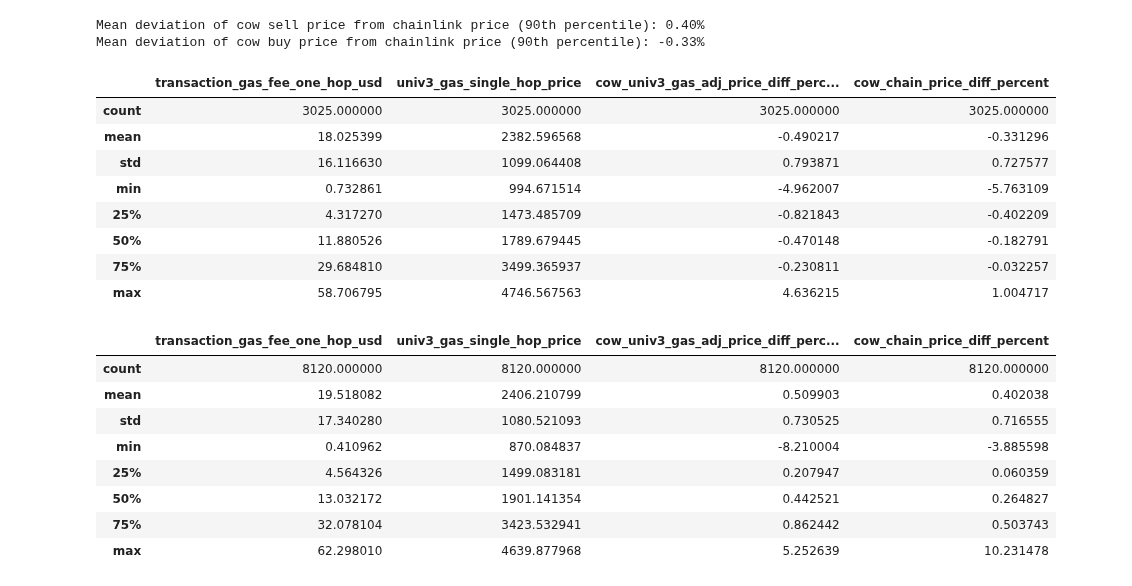
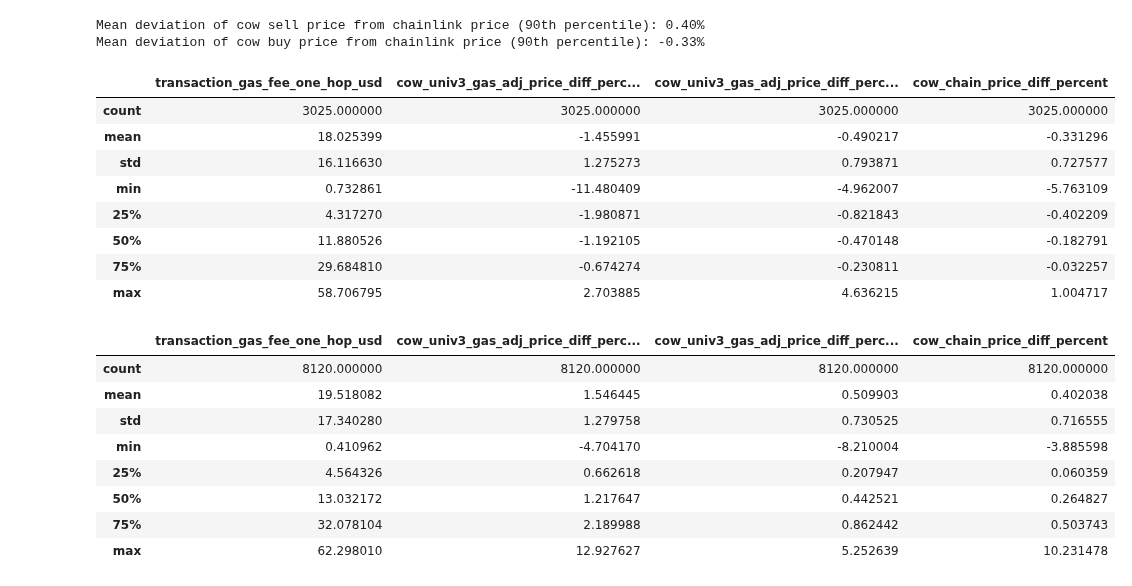
Before and after one commit to mohammed7s/Feedlot, a Jupyter notebook: pipeline/data_analysis.ipynb, the cells around one changed output. Drawn from its saved outputs; the diff is of its cells as text; code cells hidden in the pictures.

```diff
--- a/pipeline/data_analysis.ipynb
+++ b/pipeline/data_analysis.ipynb
@@ -437,26 +444,26 @@ Mean deviation of cow sell price from chainlink price (90th percentile): 0.40%
 Mean deviation of cow buy price from chainlink price (90th percentile): -0.33%
 # %%
 # statistics for buy_WETH_df single hop price difference
-buy_buy_WETH_df[['transaction_gas_fee_one_hop_usd', 'univ3_gas_single_hop_price', 'cow_univ3_gas_adj_price_diff_percent_single', 'cow_chain_price_diff_percent']].describe()
+buy_buy_WETH_df[['transaction_gas_fee_one_hop_usd', 'cow_univ3_gas_adj_price_diff_percent_median', 'cow_univ3_gas_adj_price_diff_percent_single', 'cow_chain_price_diff_percent']].describe()
 # %% [output]
-|  | transaction_gas_fee_one_hop_usd | univ3_gas_single_hop_price | cow_univ3_gas_adj_price_diff_perc... | cow_chain_price_diff_percent |
+|  | transaction_gas_fee_one_hop_usd | cow_univ3_gas_adj_price_diff_perc... | cow_univ3_gas_adj_price_diff_perc... | cow_chain_price_diff_percent |
 | count | 3025.000000 | 3025.000000 | 3025.000000 | 3025.000000 |
-| mean | 18.025399 | 2382.596568 | -0.490217 | -0.331296 |
-| std | 16.116630 | 1099.064408 | 0.793871 | 0.727577 |
-| min | 0.732861 | 994.671514 | -4.962007 | -5.763109 |
-| 25% | 4.317270 | 1473.485709 | -0.821843 | -0.402209 |
-| 50% | 11.880526 | 1789.679445 | -0.470148 | -0.182791 |
-| 75% | 29.684810 | 3499.365937 | -0.230811 | -0.032257 |
-| max | 58.706795 | 4746.567563 | 4.636215 | 1.004717 |
+| mean | 18.025399 | -1.455991 | -0.490217 | -0.331296 |
+| std | 16.116630 | 1.275273 | 0.793871 | 0.727577 |
+| min | 0.732861 | -11.480409 | -4.962007 | -5.763109 |
+| 25% | 4.317270 | -1.980871 | -0.821843 | -0.402209 |
+| 50% | 11.880526 | -1.192105 | -0.470148 | -0.182791 |
+| 75% | 29.684810 | -0.674274 | -0.230811 | -0.032257 |
+| max | 58.706795 | 2.703885 | 4.636215 | 1.004717 |
 # %%
-sell_sell_WETH_df[['transaction_gas_fee_one_hop_usd', 'univ3_gas_single_hop_price', 'cow_univ3_gas_adj_price_diff_percent_single', 'cow_chain_price_diff_percent']].describe()
+sell_sell_WETH_df[['transaction_gas_fee_one_hop_usd', 'cow_univ3_gas_adj_price_diff_percent_median', 'cow_univ3_gas_adj_price_diff_percent_single', 'cow_chain_price_diff_percent']].describe()
 # %% [output]
-|  | transaction_gas_fee_one_hop_usd | univ3_gas_single_hop_price | cow_univ3_gas_adj_price_diff_perc... | cow_chain_price_diff_percent |
+|  | transaction_gas_fee_one_hop_usd | cow_univ3_gas_adj_price_diff_perc... | cow_univ3_gas_adj_price_diff_perc... | cow_chain_price_diff_percent |
 | count | 8120.000000 | 8120.000000 | 8120.000000 | 8120.000000 |
-| mean | 19.518082 | 2406.210799 | 0.509903 | 0.402038 |
-| std | 17.340280 | 1080.521093 | 0.730525 | 0.716555 |
-| min | 0.410962 | 870.084837 | -8.210004 | -3.885598 |
-| 25% | 4.564326 | 1499.083181 | 0.207947 | 0.060359 |
-| 50% | 13.032172 | 1901.141354 | 0.442521 | 0.264827 |
-| 75% | 32.078104 | 3423.532941 | 0.862442 | 0.503743 |
-| max | 62.298010 | 4639.877968 | 5.252639 | 10.231478 |
+| mean | 19.518082 | 1.546445 | 0.509903 | 0.402038 |
+| std | 17.340280 | 1.279758 | 0.730525 | 0.716555 |
+| min | 0.410962 | -4.704170 | -8.210004 | -3.885598 |
+| 25% | 4.564326 | 0.662618 | 0.207947 | 0.060359 |
+| 50% | 13.032172 | 1.217647 | 0.442521 | 0.264827 |
+| 75% | 32.078104 | 2.189988 | 0.862442 | 0.503743 |
+| max | 62.298010 | 12.927627 | 5.252639 | 10.231478 |
```
Also changed, not shown: parts of 1 cell of this notebook, 6 other files.
